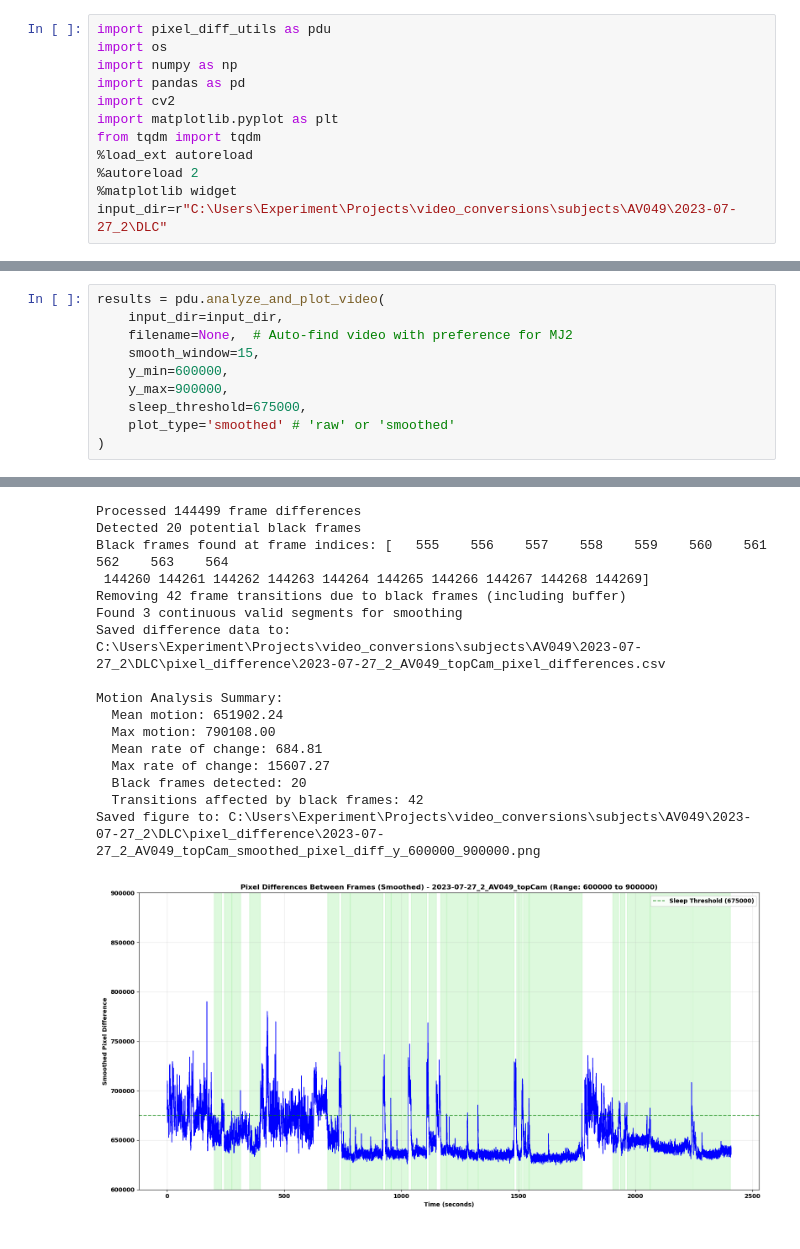
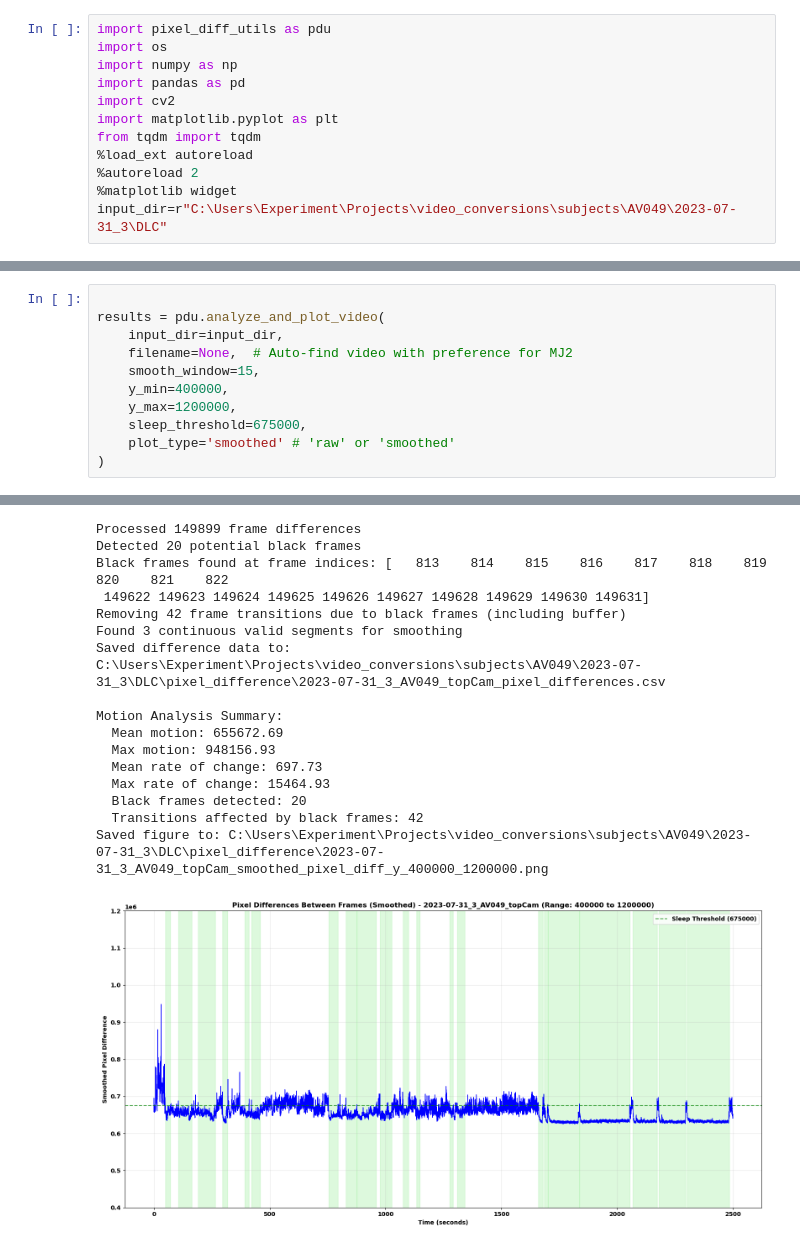
Before and after one commit to Joschua21/sleep_analysis_pipeline, a Jupyter notebook: pixel_diff_pipeline.ipynb, the cells around one changed output, grey strips where cells are left out. Cells and saved outputs as stored; diff of their text form.

```diff
--- a/pixel_diff_pipeline.ipynb
+++ b/pixel_diff_pipeline.ipynb
@@ -9,4 +9,4 @@ from tqdm import tqdm
 %load_ext autoreload
 %autoreload 2
 %matplotlib widget
-input_dir=r"C:\Users\Experiment\Projects\video_conversions\subjects\AV049\2023-07-27_2\DLC"
+input_dir=r"C:\Users\Experiment\Projects\video_conversions\subjects\AV049\2023-07-31_3\DLC"
@@ -13,10 +16,11 @@ input_dir=r"C:\Users\Experiment\Projects\video_conversions\subjects\AV049\2023-0
 # %%
+
 results = pdu.analyze_and_plot_video(
     input_dir=input_dir,
     filename=None,  # Auto-find video with preference for MJ2
     smooth_window=15,
-    y_min=600000,
-    y_max=900000,
+    y_min=400000,
+    y_max=1200000,
     sleep_threshold=675000,
     plot_type='smoothed' # 'raw' or 'smoothed'
 )
@@ -29,19 +33,19 @@ Video duration: 2408.33 seconds
 Calculating frame differences...
-Processed 144499 frame differences
+Processed 149899 frame differences
 Detected 20 potential black frames
-Black frames found at frame indices: [   555    556    557    558    559    560    561    562    563    564
- 144260 144261 144262 144263 144264 144265 144266 144267 144268 144269]
+Black frames found at frame indices: [   813    814    815    816    817    818    819    820    821    822
+ 149622 149623 149624 149625 149626 149627 149628 149629 149630 149631]
 Removing 42 frame transitions due to black frames (including buffer)
 Found 3 continuous valid segments for smoothing
-Saved difference data to: C:\Users\Experiment\Projects\video_conversions\subjects\AV049\2023-07-27_2\DLC\pixel_difference\2023-07-27_2_AV049_topCam_pixel_differences.csv
+Saved difference data to: C:\Users\Experiment\Projects\video_conversions\subjects\AV049\2023-07-31_3\DLC\pixel_difference\2023-07-31_3_AV049_topCam_pixel_differences.csv
 
 Motion Analysis Summary:
-  Mean motion: 651902.24
-  Max motion: 790108.00
-  Mean rate of change: 684.81
-  Max rate of change: 15607.27
+  Mean motion: 655672.69
+  Max motion: 948156.93
+  Mean rate of change: 697.73
+  Max rate of change: 15464.93
   Black frames detected: 20
   Transitions affected by black frames: 42
-Saved figure to: C:\Users\Experiment\Projects\video_conversions\subjects\AV049\2023-07-27_2\DLC\pixel_difference\2023-07-27_2_AV049_topCam_smoothed_pixel_diff_y_600000_900000.png
+Saved figure to: C:\Users\Experiment\Projects\video_conversions\subjects\AV049\2023-07-31_3\DLC\pixel_difference\2023-07-31_3_AV049_topCam_smoothed_pixel_diff_y_400000_1200000.png
-[figure, old version]
+[figure, new version]
 # %%
```
Also changed, not shown: parts of 4 cells of this notebook, 5 other files.
